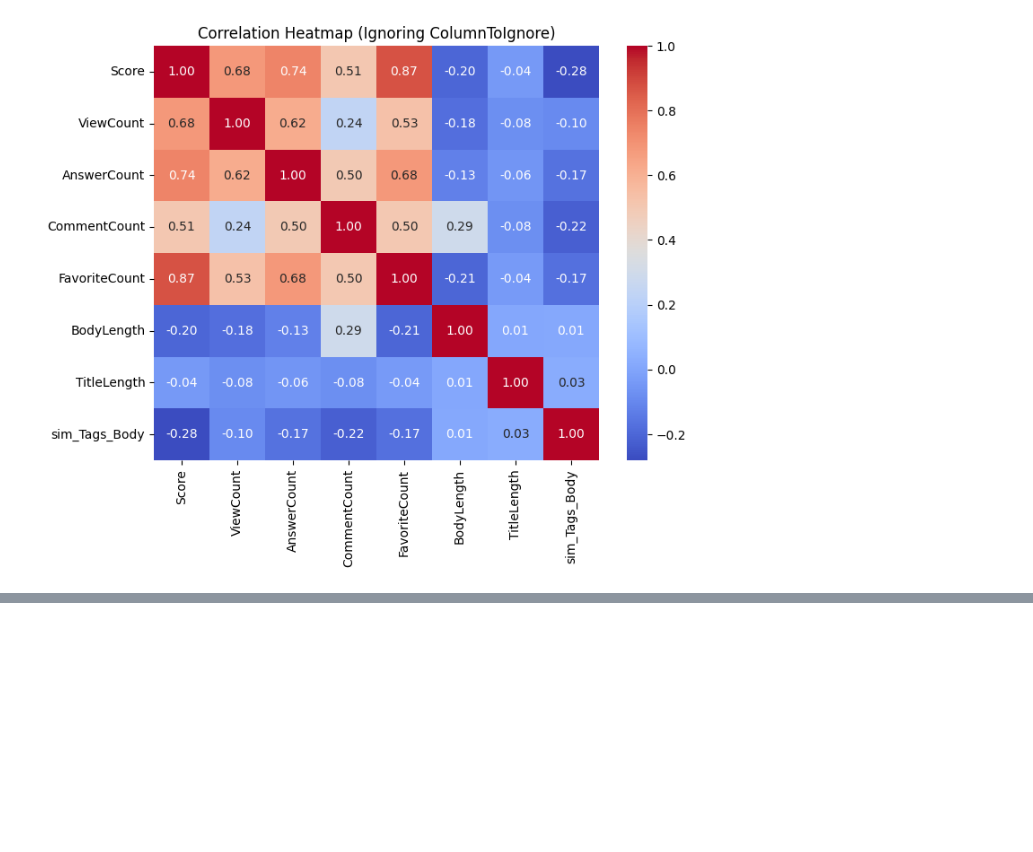
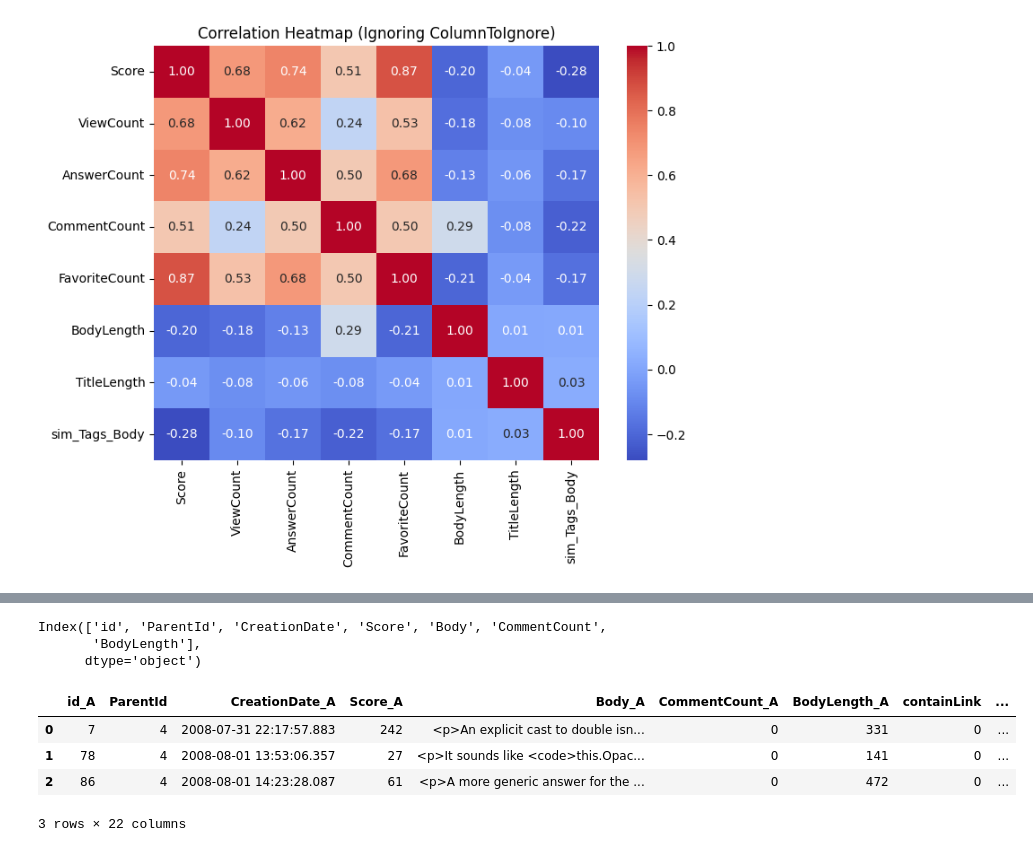
Before and after one commit to mostafa-ja/Data-Mining-fall-2023, a Jupyter notebook: Data_Mining1_2.ipynb, the cells around one changed output, grey strips where cells are left out. Saved outputs shown, nothing was run; the diff lists cells and outputs as text; code cells hidden in the pictures; blank space fills up the shorter version.

```diff
--- a/Data_Mining1_2.ipynb
+++ b/Data_Mining1_2.ipynb
@@ -215,0 +226,29 @@ plt.show()
+# %%
+df_answer.drop(columns=['PostTypeId','ViewCount','Title','Tags','AnswerCount','FavoriteCount'], inplace=True)
+# %%
+columns_to_convert = ['id','ParentId','Score','CommentCount']
+for col in columns_to_convert:
+    df_answer[col] = df_answer[col].fillna(0).astype(int)
+# %%
+df_answer['BodyLength']  = df_answer['Body'].str.len()
+# %%
+#Answers which contain links and sorce codes
+df_answer['containLink'] = df_answer['Body'].str.contains('<a href=') * 1
+df_answer['containCode'] = df_answer['Body'].str.contains('<code>') * 1
+# %%
+df_answer.columns
+# %% [output]
+Index(['id', 'ParentId', 'CreationDate', 'Score', 'Body', 'CommentCount',
+       'BodyLength'],
+      dtype='object')
+# %%
+# Merge based on 'ID' in df1 and 'ParentId' in df2
+merged_df = pd.merge(df_answer, df_question, left_on='ParentId', right_on='id', how='inner', suffixes=('_A', '_Q'))
+
+merged_df.head(3)
+# %% [output]
+|  | id_A | ParentId | CreationDate_A | Score_A | Body_A | CommentCount_A | BodyLength_A | containLink | ... |
+| 0 | 7 | 4 | 2008-07-31 22:17:57.883 | 242 | <p>An explicit cast to double isn... | 0 | 331 | 0 | ... |
+| 1 | 78 | 4 | 2008-08-01 13:53:06.357 | 27 | <p>It sounds like <code>this.Opac... | 0 | 141 | 0 | ... |
+| 2 | 86 | 4 | 2008-08-01 14:23:28.087 | 61 | <p>A more generic answer for the ... | 0 | 472 | 0 | ... |
+3 rows × 22 columns
```
Also changed, not shown: parts of 3 cells of this notebook.
